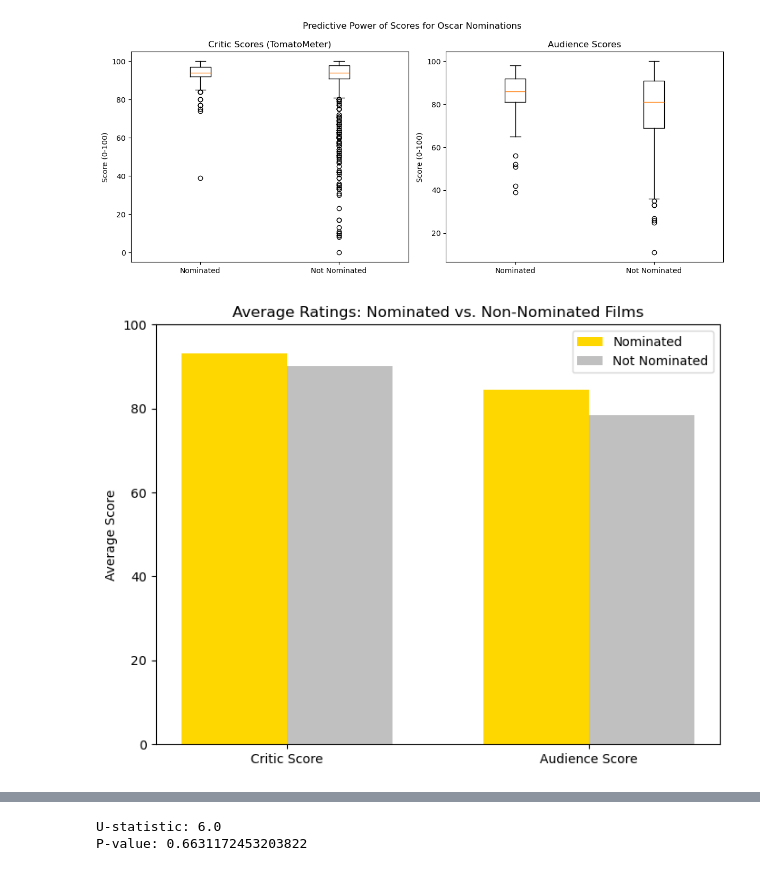
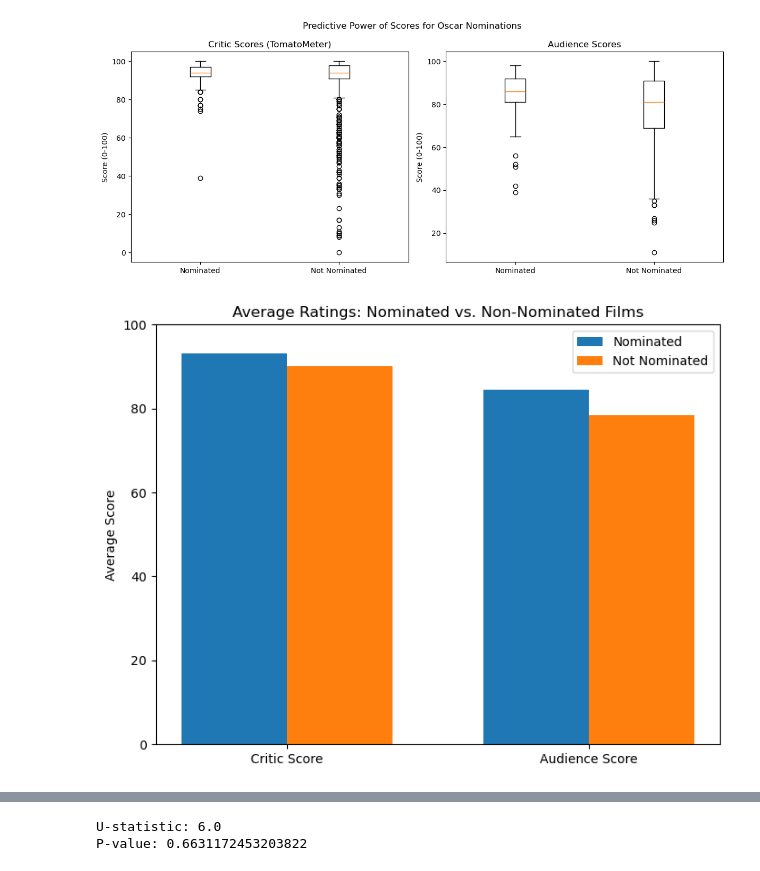
Before and after one commit to maggie63/cpsc368_group19, a Jupyter notebook: phase-3.ipynb, the cells around one changed output, grey strips where cells are left out. Drawn from its saved outputs; the diff is of its cells as text; code cells hidden in the pictures.

```diff
--- a/phase-3.ipynb
+++ b/phase-3.ipynb
@@ -76,32 +76,30 @@ plt.show()
 # %% [output]
 [figure]
 # %%
-# Calculate the averages
 avg_nom_critic = nom_df['Critic_Score'].mean()
 avg_not_nom_critic = not_nom_df['Critic_Score'].mean()
 
 avg_nom_aud = nom_df['Audience_Score'].mean()
 avg_not_nom_aud = not_nom_df['Audience_Score'].mean()
 
-# Set up the grouped bar chart
 labels = ['Critic Score', 'Audience Score']
 nominated_means = [avg_nom_critic, avg_nom_aud]
 not_nominated_means = [avg_not_nom_critic, avg_not_nom_aud]
 
 x = np.arange(len(labels))
 width = 0.35
 
 fig, ax = plt.subplots(figsize=(8, 6))
-rects1 = ax.bar(x - width/2, nominated_means, width, label='Nominated', color='gold')
-rects2 = ax.bar(x + width/2, not_nominated_means, width, label='Not Nominated', color='silver')
+rects1 = ax.bar(x - width/2, nominated_means, width, label='Nominated')
+rects2 = ax.bar(x + width/2, not_nominated_means, width, label='Not Nominated')
 
 ax.set_ylabel('Average Score')
 ax.set_title('Average Ratings: Nominated vs. Non-Nominated Films')
 ax.set_xticks(x)
 ax.set_xticklabels(labels)
 ax.legend()
 ax.set_ylim(0, 100)
 
 plt.show()
 # %% [output]
-[figure, old version]
+[figure, new version]
```
Also changed, not shown: parts of 2 cells of this notebook.
